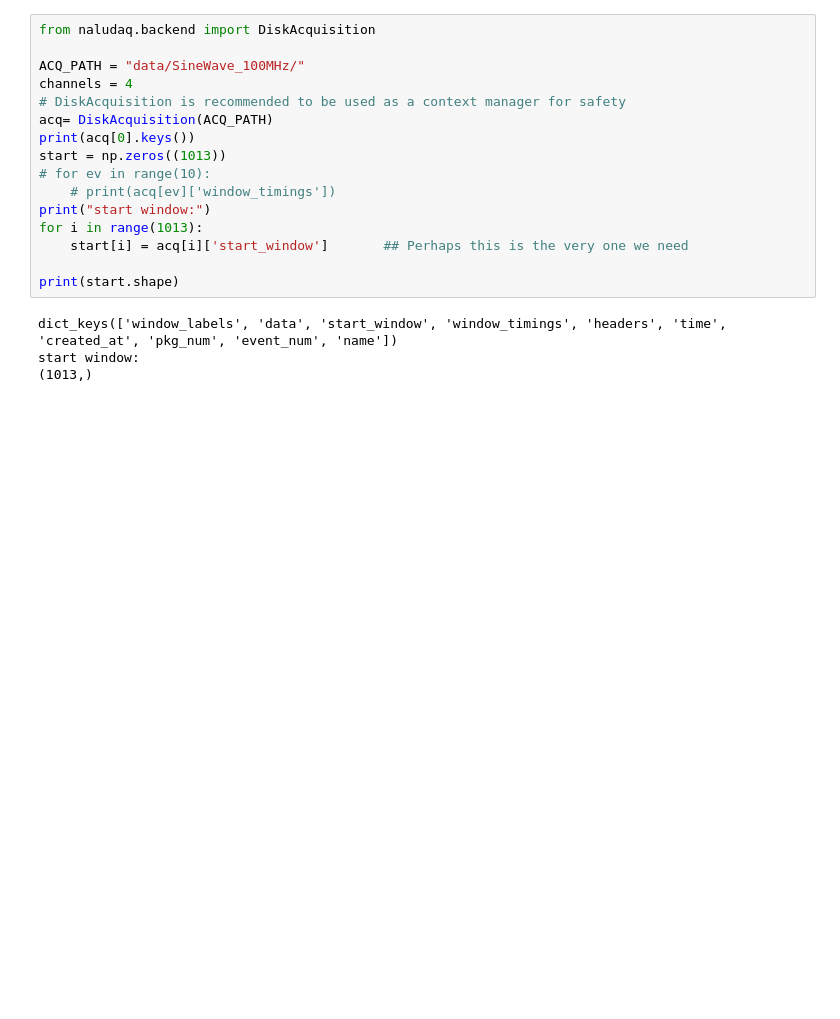
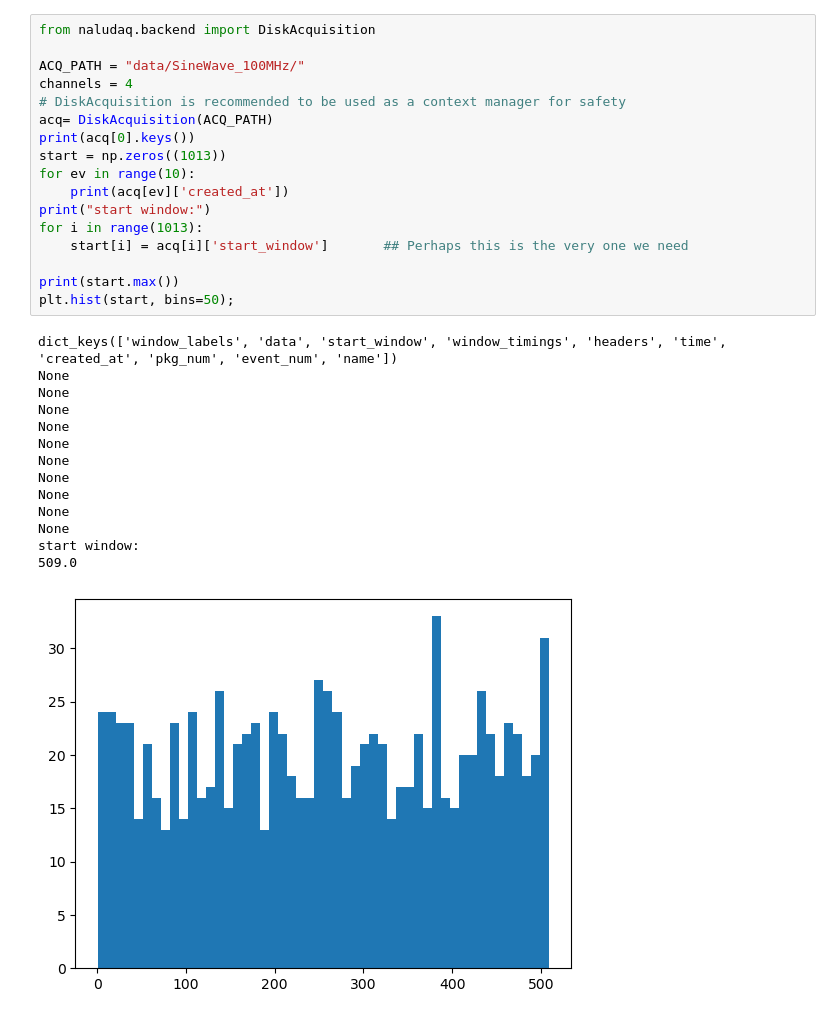
Before and after one commit to sigarnero/GasPM, a Jupyter notebook: NALU_calibration/Nalu_test.ipynb, the cells around one changed output. Saved outputs shown, nothing was run; the diff lists cells and outputs as text; blank space fills up the shorter version.

```diff
--- a/NALU_calibration/Nalu_test.ipynb
+++ b/NALU_calibration/Nalu_test.ipynb
@@ -13,20 +11,32 @@ Naludaq version: 0.31.7
 # %%
 from naludaq.backend import DiskAcquisition
 
 ACQ_PATH = "data/SineWave_100MHz/"
 channels = 4
 # DiskAcquisition is recommended to be used as a context manager for safety
 acq= DiskAcquisition(ACQ_PATH)
 print(acq[0].keys())
 start = np.zeros((1013))
-# for ev in range(10):
-    # print(acq[ev]['window_timings'])
+for ev in range(10):
+    print(acq[ev]['created_at'])
 print("start window:")
 for i in range(1013):
     start[i] = acq[i]['start_window']       ## Perhaps this is the very one we need
 
-print(start.shape)
+print(start.max())
+plt.hist(start, bins=50);
 # %% [output]
 dict_keys(['window_labels', 'data', 'start_window', 'window_timings', 'headers', 'time', 'created_at', 'pkg_num', 'event_num', 'name'])
+None
+None
+None
+None
+None
+None
+None
+None
+None
+None
 start window:
-(1013,)
+509.0
+[figure, added]
```
Also changed, not shown: parts of 1 cell of this notebook, 3 other files.
